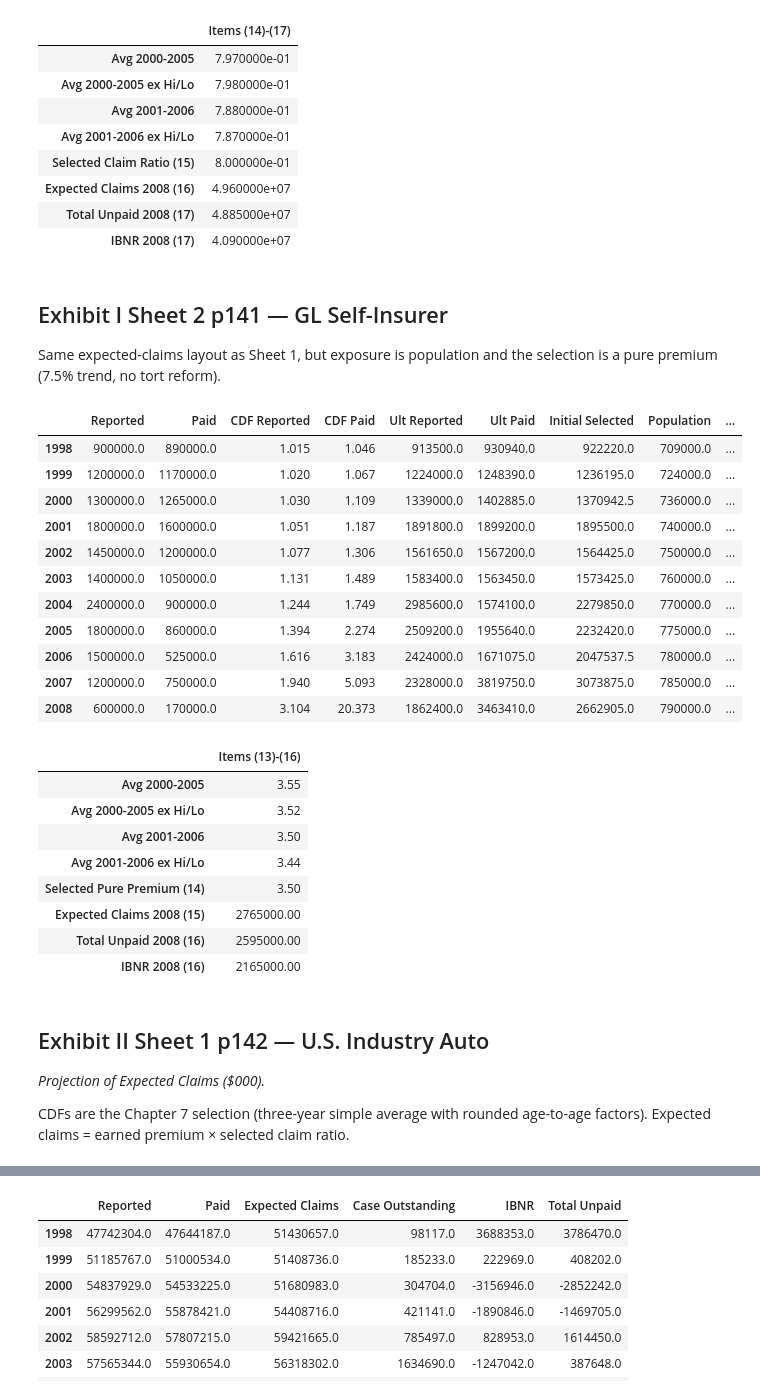
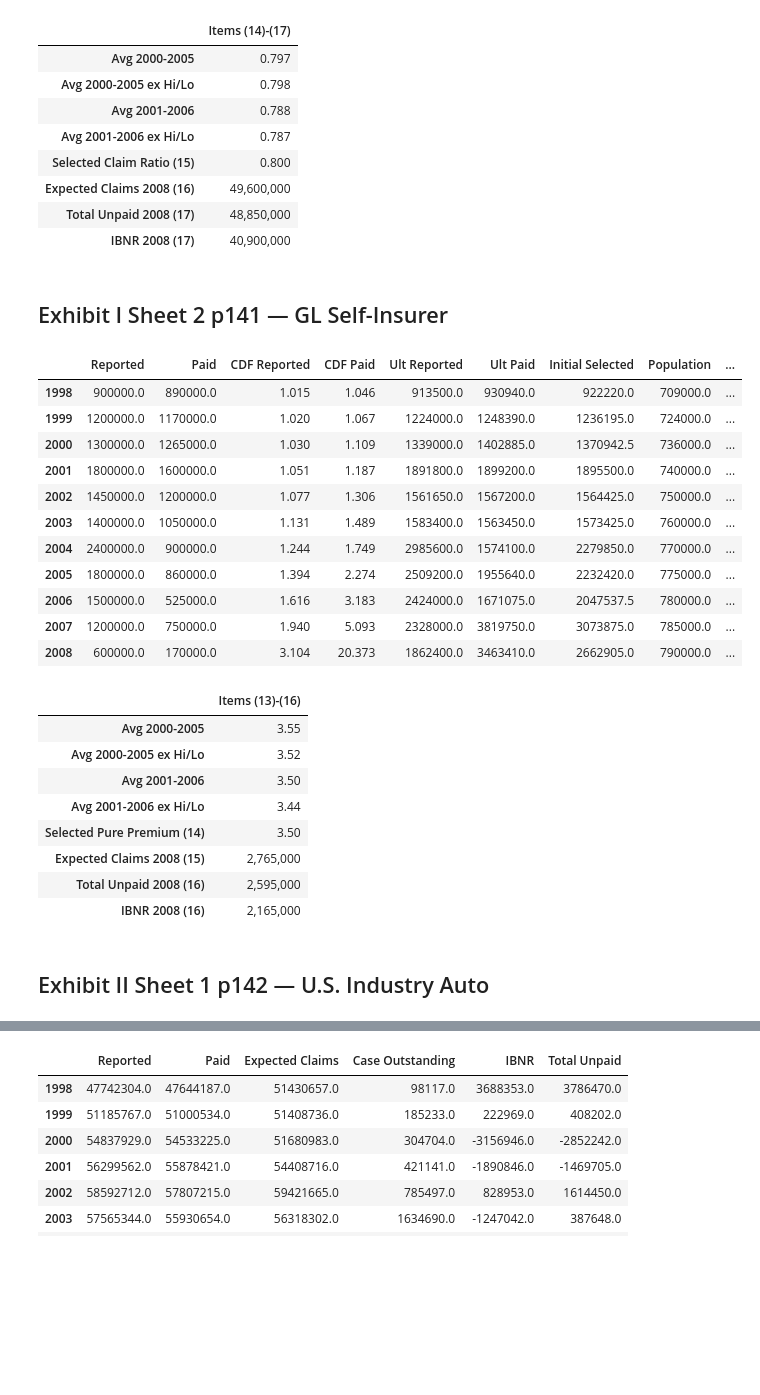
Before and after one commit to casact/chainladder-python, a Jupyter notebook: docs/friedland/chapter_8.ipynb, the cells around one changed output, grey strips where cells are left out. Drawn from its saved outputs; the diff is of its cells as text; code cells hidden in the pictures; blank space fills up the shorter version.

```diff
--- a/docs/friedland/chapter_8.ipynb
+++ b/docs/friedland/chapter_8.ipynb
@@ -30,22 +9,19 @@ from IPython.display import display
 pd.set_option("display.max_columns", None)
 pd.set_option("display.width", 1000)
 
-
+# Helper functions
 def as_series(tri):
-    """Latest-diagonal Triangle -> Series indexed by integer accident year."""
     s = tri.to_frame(origin_as_datetime=False).iloc[:, 0]
     s.index = [int(getattr(i, "year", i)) for i in s.index]
     return s
 
 
 def origin_ages(triangle):
-    """Age (months) of each origin at the triangle valuation date."""
     val_year = triangle.valuation_date.year
     return [(val_year - int(y) + 1) * 12 for y in triangle.origin.year]
 
 
 def origin_cdf(triangle, pattern):
-    """Map a CDF pattern dict to each origin's valuation age."""
     years = [int(y) for y in triangle.origin.year]
     return pd.Series([pattern[a] for a in origin_ages(triangle)], index=years)
 
@@ -56,7 +32,6 @@ def avg_ex_high_low(values):
 
 
 def unpaid_exhibit(reported, paid, expected):
-    """Chapter 7-style unpaid summary from expected claims."""
     out = pd.DataFrame(index=list(reported.origin.year))
     out["Reported"] = as_series(reported.latest_diagonal).values
     out["Paid"] = as_series(paid.latest_diagonal).values
@@ -136,42 +104,46 @@ el_paid = cl.ExpectedLoss(apriori=selected_claim_ratio).fit(
 )
 expected_2008 = float(el_reported.ultimate_.loc[:, :, "2008", :].sum())
 unpaid_2008 = float(el_paid.ibnr_.loc[:, :, "2008", :].sum())
 ibnr_2008 = float(el_reported.ibnr_.loc[:, :, "2008", :].sum())
 
 exhibit_i_s1_summary = pd.Series(
     {
         "Avg 2000-2005": avg_00_05,
         "Avg 2000-2005 ex Hi/Lo": avg_00_05_xhl,
         "Avg 2001-2006": avg_01_06,
         "Avg 2001-2006 ex Hi/Lo": avg_01_06_xhl,
         "Selected Claim Ratio (15)": selected_claim_ratio,
         "Expected Claims 2008 (16)": expected_2008,
         "Total Unpaid 2008 (17)": unpaid_2008,
         "IBNR 2008 (17)": ibnr_2008,
     },
     name="Items (14)-(17)",
 )
-display(exhibit_i_s1_summary.to_frame())
+display(
+    exhibit_i_s1_summary.map(
+        lambda x: f"{x:,.0f}" if abs(x) >= 1 else f"{x:.3f}"
+    ).to_frame()
+)
 # %% [output]
 |  | Reported | Paid | CDF Reported | CDF Paid | Ult Reported | Ult Paid | Initial Selected | Earned Premium | ... |
 | 2000 | 10000000.0 | 9500000.0 | 1.005 | 1.05 | 10050000.0 | 9975000.0 | 10012500.0 | 24000000.0 | ... |
 | 2001 | 8000000.0 | 7200000.0 | 1.020 | 1.15 | 8160000.0 | 8280000.0 | 8220000.0 | 18000000.0 | ... |
 | 2002 | 9400000.0 | 7600000.0 | 1.030 | 1.25 | 9682000.0 | 9500000.0 | 9591000.0 | 19000000.0 | ... |
 | 2003 | 15600000.0 | 7800000.0 | 1.100 | 1.35 | 17160000.0 | 10530000.0 | 13845000.0 | 23000000.0 | ... |
 | 2004 | 16500000.0 | 11200000.0 | 1.200 | 1.75 | 19800000.0 | 19600000.0 | 19700000.0 | 32000000.0 | ... |
 | 2005 | 18500000.0 | 10200000.0 | 1.400 | 2.50 | 25900000.0 | 25500000.0 | 25700000.0 | 47000000.0 | ... |
 | 2006 | 16500000.0 | 6000000.0 | 1.800 | 5.00 | 29700000.0 | 30000000.0 | 29850000.0 | 50000000.0 | ... |
 | 2007 | 14000000.0 | 3000000.0 | 2.900 | 15.00 | 40600000.0 | 45000000.0 | 42800000.0 | 57000000.0 | ... |
 | 2008 | 8700000.0 | 750000.0 | 4.000 | 90.00 | 34800000.0 | 67500000.0 | 51150000.0 | 62000000.0 | ... |
 |  | Items (14)-(17) |
-| Avg 2000-2005 | 7.970000e-01 |
-| Avg 2000-2005 ex Hi/Lo | 7.980000e-01 |
-| Avg 2001-2006 | 7.880000e-01 |
-| Avg 2001-2006 ex Hi/Lo | 7.870000e-01 |
-| Selected Claim Ratio (15) | 8.000000e-01 |
-| Expected Claims 2008 (16) | 4.960000e+07 |
-| Total Unpaid 2008 (17) | 4.885000e+07 |
-| IBNR 2008 (17) | 4.090000e+07 |
+| Avg 2000-2005 | 0.797 |
+| Avg 2000-2005 ex Hi/Lo | 0.798 |
+| Avg 2001-2006 | 0.788 |
+| Avg 2001-2006 ex Hi/Lo | 0.787 |
+| Selected Claim Ratio (15) | 0.800 |
+| Expected Claims 2008 (16) | 49,600,000 |
+| Total Unpaid 2008 (17) | 48,850,000 |
+| IBNR 2008 (17) | 40,900,000 |
 # %%
 # Exhibit I Sheet 1 — reconcile to Friedland PDF p140
 assert np.allclose(
@@ -219,9 +191,6 @@ assert np.isclose(unpaid_2008, 48850000)
 assert np.isclose(ibnr_2008, 40900000)
 # %% [markdown]
 ## Exhibit I Sheet 2 p141 — GL Self-Insurer
-
-Same expected-claims layout as Sheet 1, but exposure is population and the
-selection is a pure premium (7.5% trend, no tort reform).
 # %%
 gl = cl.load_sample("friedland_gl_self_insurer")
 
@@ -297,7 +266,11 @@ exhibit_i_s2_summary = pd.Series(
     },
     name="Items (13)-(16)",
 )
-display(exhibit_i_s2_summary.to_frame())
+display(
+    exhibit_i_s2_summary.map(
+        lambda x: f"{x:,.0f}" if abs(x) >= 100 else f"{x:.2f}"
+    ).to_frame()
+)
 # %% [output]
 |  | Reported | Paid | CDF Reported | CDF Paid | Ult Reported | Ult Paid | Initial Selected | Population | ... |
 | 1998 | 900000.0 | 890000.0 | 1.015 | 1.046 | 913500.0 | 930940.0 | 922220.0 | 709000.0 | ... |
@@ -317,9 +290,9 @@ display(exhibit_i_s2_summary.to_frame())
 | Avg 2001-2006 | 3.50 |
 | Avg 2001-2006 ex Hi/Lo | 3.44 |
 | Selected Pure Premium (14) | 3.50 |
-| Expected Claims 2008 (15) | 2765000.00 |
-| Total Unpaid 2008 (16) | 2595000.00 |
-| IBNR 2008 (16) | 2165000.00 |
+| Expected Claims 2008 (15) | 2,765,000 |
+| Total Unpaid 2008 (16) | 2,595,000 |
+| IBNR 2008 (16) | 2,165,000 |
 # %%
 # Exhibit I Sheet 2 — reconcile to Friedland PDF p141
 assert np.allclose(
@@ -367,11 +340,6 @@ assert np.isclose(unpaid_2008, 2595000)
 assert np.isclose(ibnr_2008, 2165000)
 # %% [markdown]
 ## Exhibit II Sheet 1 p142 — U.S. Industry Auto
-
-*Projection of Expected Claims ($000).*
-
-CDFs are the Chapter 7 selection (three-year simple average with rounded
-age-to-age factors). Expected claims = earned premium × selected claim ratio.
 # %%
 ia = cl.load_sample("friedland_us_industry_auto")
 
```
Also changed, not shown: parts of 12 cells of this notebook.
